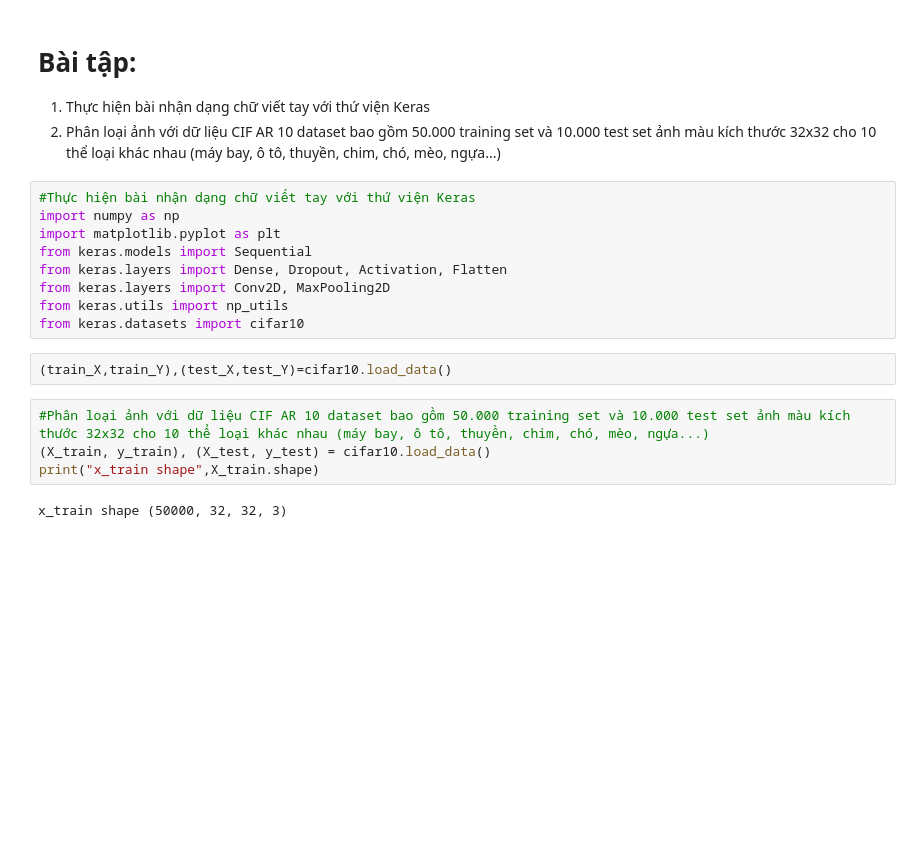
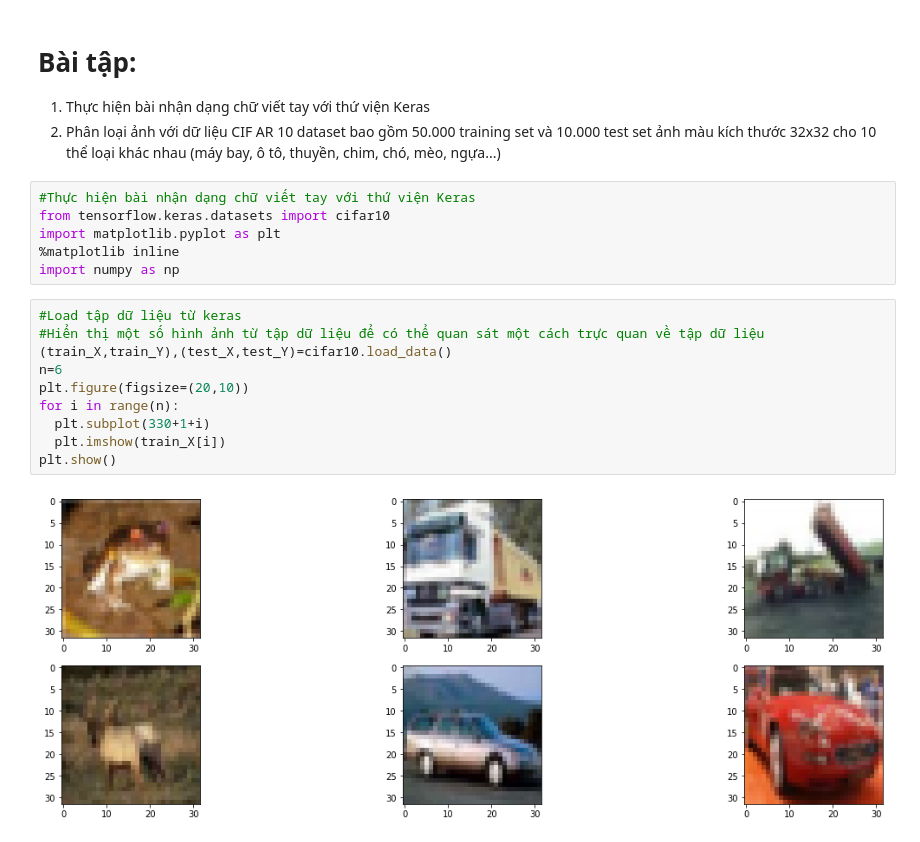
Before and after one commit to dangnhan-6426/NHAPMONPHANTICHDULIEUHOCSAU, a Jupyter notebook: Lab_7_homework.ipynb, the cells around one changed output. Drawn from its saved outputs; the diff is of its cells as text; blank space fills up the shorter version.

```diff
--- a/Lab_7_homework.ipynb
+++ b/Lab_7_homework.ipynb
@@ -6,18 +6,19 @@
 2. Phân loại ảnh với dữ liệu CIF AR 10 dataset bao gồm 50.000 training set và 10.000 test set ảnh màu kích thước 32x32 cho 10 thể loại khác nhau (máy bay, ô tô, thuyền, chim, chó, mèo, ngựa...)
 # %%
 #Thực hiện bài nhận dạng chữ viết tay với thứ viện Keras
+from tensorflow.keras.datasets import cifar10
+import matplotlib.pyplot as plt
+%matplotlib inline
 import numpy as np
-import matplotlib.pyplot as plt
-from keras.models import Sequential
-from keras.layers import Dense, Dropout, Activation, Flatten
-from keras.layers import Conv2D, MaxPooling2D
-from keras.utils import np_utils
-from keras.datasets import cifar10
-# %%
-(train_X,train_Y),(test_X,test_Y)=cifar10.load_data()
-# %%
-#Phân loại ảnh với dữ liệu CIF AR 10 dataset bao gồm 50.000 training set và 10.000 test set ảnh màu kích thước 32x32 cho 10 thể loại khác nhau (máy bay, ô tô, thuyền, chim, chó, mèo, ngựa...)
-(X_train, y_train), (X_test, y_test) = cifar10.load_data()
-print("x_train shape",X_train.shape)
-# %% [output]
-x_train shape (50000, 32, 32, 3)
+# %%
+#Load tập dữ liệu từ keras
+#Hiển thị một số hình ảnh từ tập dữ liệu để có thể quan sát một cách trực quan về tập dữ liệu
+(train_X,train_Y),(test_X,test_Y)=cifar10.load_data()
+n=6
+plt.figure(figsize=(20,10))
+for i in range(n):
+  plt.subplot(330+1+i)
+  plt.imshow(train_X[i])
+plt.show()
+# %% [output]
+[figure, added]
```
Also changed, not shown: parts of 8 cells of this notebook.
